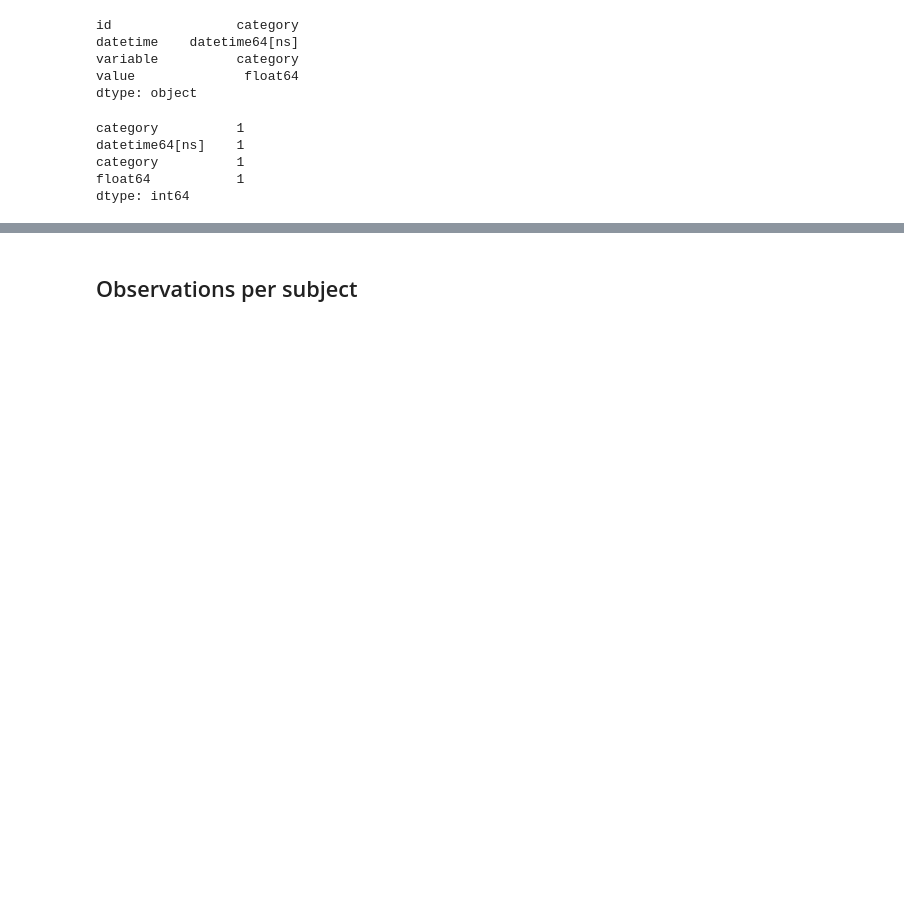
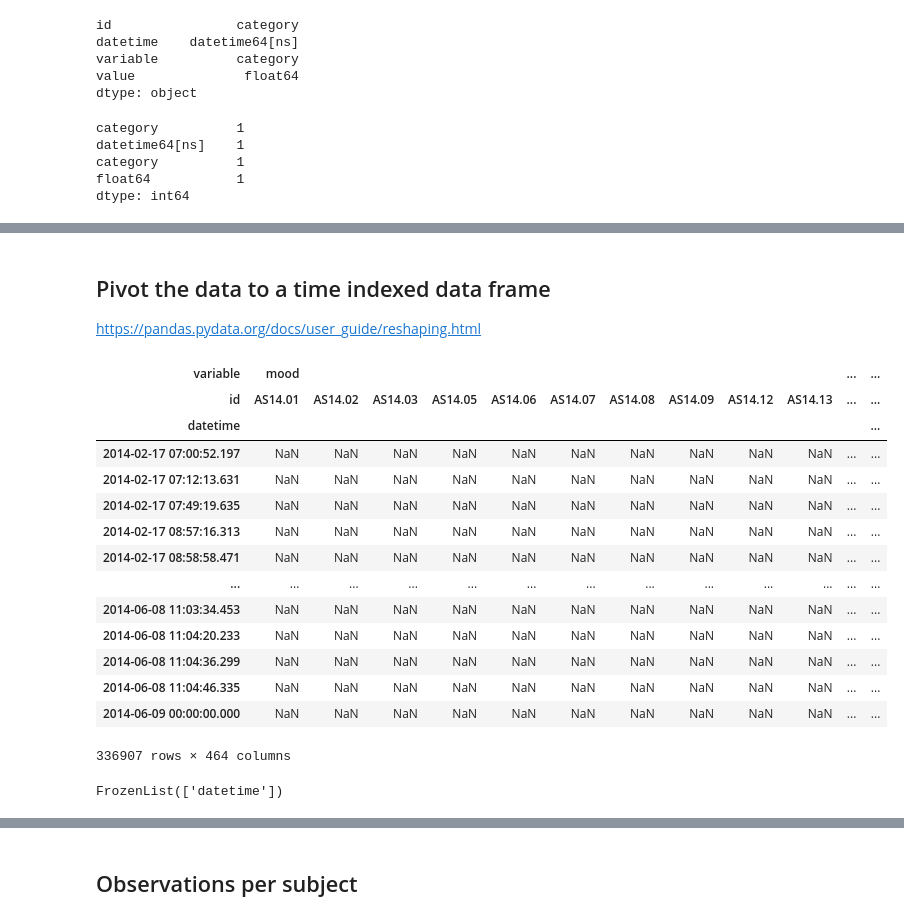
Before and after one commit to LaToyaVanderB/DataMiningTechniquesAssignments, a Jupyter notebook: assignment1/explore-flo.ipynb, the cells around one changed output, grey strips where cells are left out. Cells and saved outputs as stored; diff of their text form; code cells hidden in the pictures; blank space fills up the shorter version.

Commit message:
Removed useless value level in pivoted data frame. Added an alternative pivoted frame with the time series as rows (previous commit was columns, sorry).

```diff
--- a/assignment1/explore-flo.ipynb
+++ b/assignment1/explore-flo.ipynb
@@ -254,0 +139,26 @@ dtype: int64
+# %% [markdown]
+## Pivot the data to a time indexed data frame
+https://pandas.pydata.org/docs/user_guide/reshaping.html
+# %%
+samples_series = samples_deduped.pivot(index="datetime", columns=["variable", "id"], values="value")
+samples_series
+# %% [output]
+| variable | mood |  |  |  |  |  |  |  |  |  | ... | ... |
+| id | AS14.01 | AS14.02 | AS14.03 | AS14.05 | AS14.06 | AS14.07 | AS14.08 | AS14.09 | AS14.12 | AS14.13 | ... | ... |
+| datetime |  |  |  |  |  |  |  |  |  |  |  | ... |
+| 2014-02-17 07:00:52.197 | NaN | NaN | NaN | NaN | NaN | NaN | NaN | NaN | NaN | NaN | ... | ... |
+| 2014-02-17 07:12:13.631 | NaN | NaN | NaN | NaN | NaN | NaN | NaN | NaN | NaN | NaN | ... | ... |
+| 2014-02-17 07:49:19.635 | NaN | NaN | NaN | NaN | NaN | NaN | NaN | NaN | NaN | NaN | ... | ... |
+| 2014-02-17 08:57:16.313 | NaN | NaN | NaN | NaN | NaN | NaN | NaN | NaN | NaN | NaN | ... | ... |
+| 2014-02-17 08:58:58.471 | NaN | NaN | NaN | NaN | NaN | NaN | NaN | NaN | NaN | NaN | ... | ... |
+| ... | ... | ... | ... | ... | ... | ... | ... | ... | ... | ... | ... | ... |
+| 2014-06-08 11:03:34.453 | NaN | NaN | NaN | NaN | NaN | NaN | NaN | NaN | NaN | NaN | ... | ... |
+| 2014-06-08 11:04:20.233 | NaN | NaN | NaN | NaN | NaN | NaN | NaN | NaN | NaN | NaN | ... | ... |
+| 2014-06-08 11:04:36.299 | NaN | NaN | NaN | NaN | NaN | NaN | NaN | NaN | NaN | NaN | ... | ... |
+| 2014-06-08 11:04:46.335 | NaN | NaN | NaN | NaN | NaN | NaN | NaN | NaN | NaN | NaN | ... | ... |
+| 2014-06-09 00:00:00.000 | NaN | NaN | NaN | NaN | NaN | NaN | NaN | NaN | NaN | NaN | ... | ... |
+336907 rows × 464 columns
+# %%
+samples_series.index.names
+# %% [output]
+FrozenList(['datetime'])
```
Also changed, not shown: parts of 38 cells of this notebook.
